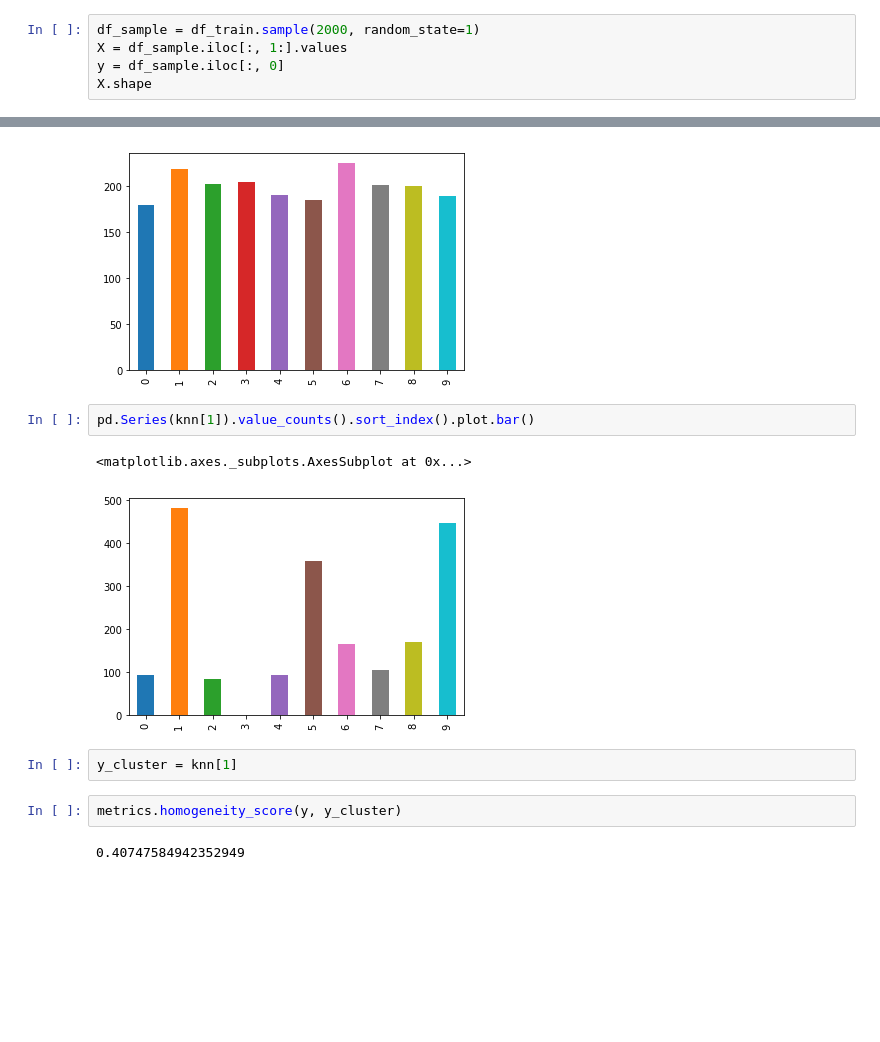
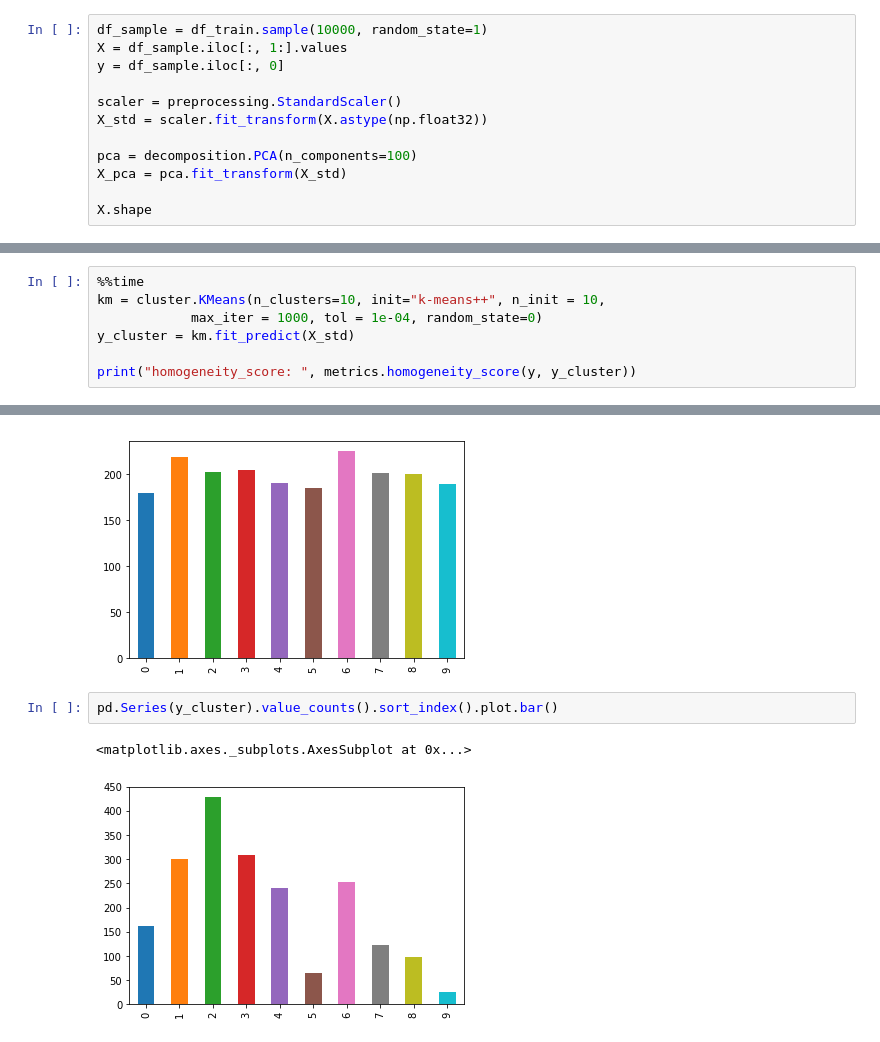
Before and after one commit to Akhileshkudla/demos, a Jupyter notebook: Day 3 - 08 Clustering.ipynb, the cells around one changed output, grey strips where cells are left out. Cells and saved outputs as stored; diff of their text form; blank space fills up the shorter version.

```diff
--- a/Day 3 - 08 Clustering.ipynb
+++ b/Day 3 - 08 Clustering.ipynb
@@ -10,8 +10,15 @@ df_train.shape
 # %% [output]
 (60000, 785)
 # %%
-df_sample = df_train.sample(2000, random_state=1)
+df_sample = df_train.sample(10000, random_state=1)
 X = df_sample.iloc[:, 1:].values
 y = df_sample.iloc[:, 0]
+
+scaler = preprocessing.StandardScaler()
+X_std = scaler.fit_transform(X.astype(np.float32))
+
+pca = decomposition.PCA(n_components=100)
+X_pca = pca.fit_transform(X_std)
+
 X.shape
 # %% [output]
@@ -27,0 +26,7 @@ Wall time: 1.58 s
+# %%
+%%time
+km = cluster.KMeans(n_clusters=10, init="k-means++", n_init = 10,
+            max_iter = 1000, tol = 1e-04, random_state=0)
+y_cluster = km.fit_predict(X_std)
+
+print("homogeneity_score: ", metrics.homogeneity_score(y, y_cluster))
@@ -31,16 +40,10 @@ y.value_counts().sort_index().plot.bar()
 <matplotlib.axes._subplots.AxesSubplot at 0x...>
 [figure]
 # %%
-pd.Series(knn[1]).value_counts().sort_index().plot.bar()
+pd.Series(y_cluster).value_counts().sort_index().plot.bar()
 # %% [output]
 <matplotlib.axes._subplots.AxesSubplot at 0x...>
-[figure, old version]
+[figure, new version]
-# %%
-y_cluster = knn[1]
-# %%
-metrics.homogeneity_score(y, y_cluster)
-# %% [output]
-0.40747584942352949
 # %%
 pd.Series(y_cluster).value_counts()
 # %% [output]
```
Also changed, not shown: parts of 7 cells of this notebook, 1 other file.
